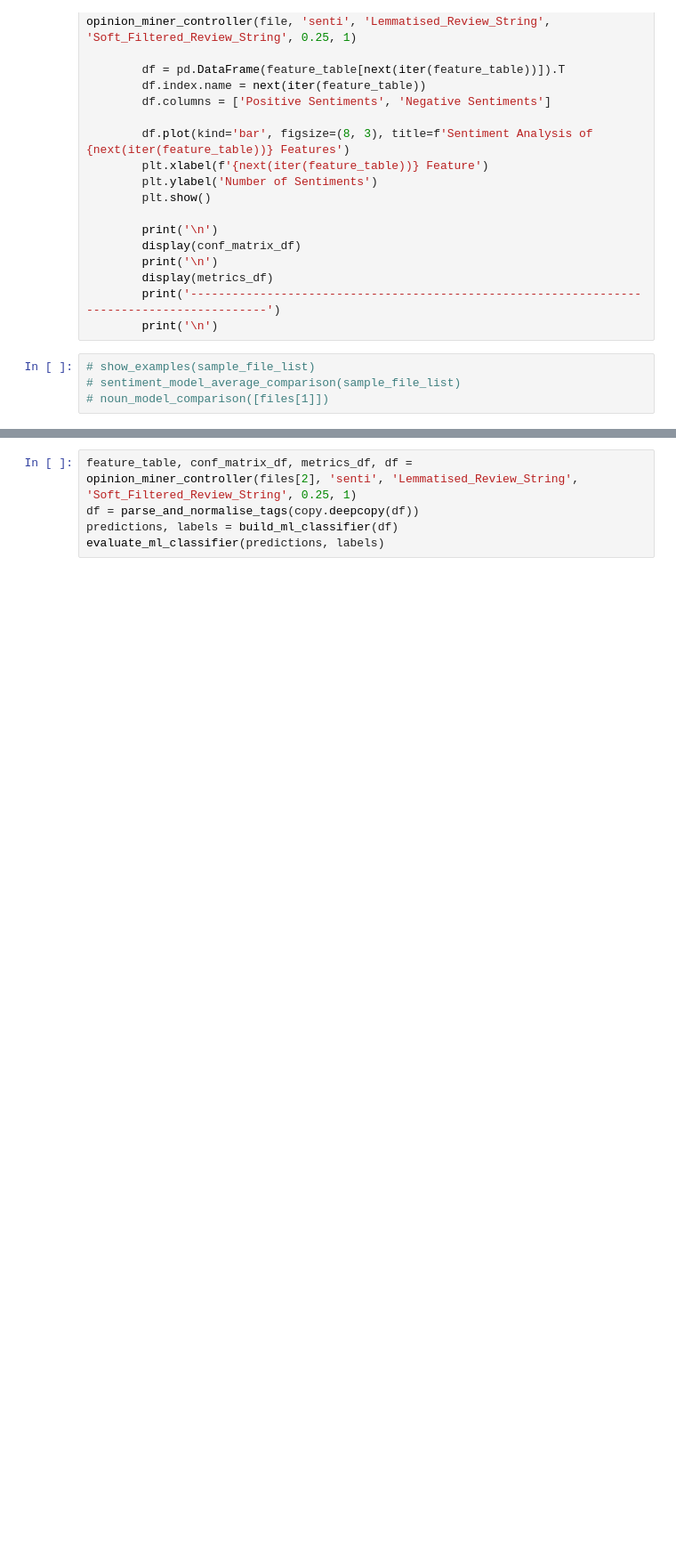
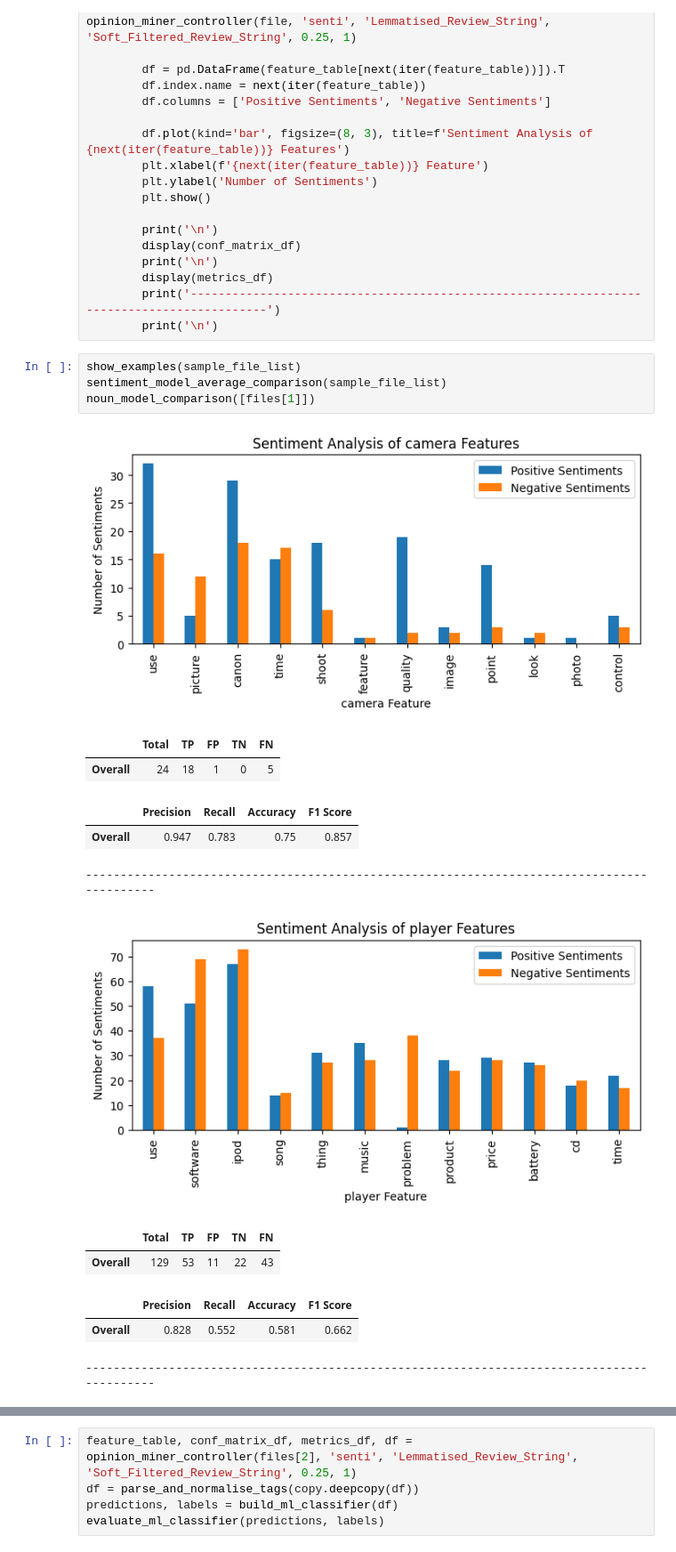
Before and after one commit to Leonjmroe/MSc-AI, a Jupyter notebook: Module 5 - Introduction to NLP/Final Assignment/Opinion_Miner_Final.ipynb, the cells around one changed output, grey strips where cells are left out. Shown at 89% size. Drawn from its saved outputs; the diff is of its cells as text; blank space fills up the shorter version.

Commit message:
sentiment analyis progress

```diff
--- a/Module 5 - Introduction to NLP/Final Assignment/Opinion_Miner_Final.ipynb
+++ b/Module 5 - Introduction to NLP/Final Assignment/Opinion_Miner_Final.ipynb
@@ -1084,6 +1091,19 @@ def show_examples(file_list):
         print('-------------------------------------------------------------------------------------------')
         print('\n')
 # %%
-# show_examples(sample_file_list)
-# sentiment_model_average_comparison(sample_file_list)
-# noun_model_comparison([files[1]])
+show_examples(sample_file_list)
+sentiment_model_average_comparison(sample_file_list)
+noun_model_comparison([files[1]])
+# %% [output]
+[figure, added]
+|  | Total | TP | FP | TN | FN |
+| Overall | 24 | 18 | 1 | 0 | 5 |
+|  | Precision | Recall | Accuracy | F1 Score |
+| Overall | 0.947 | 0.783 | 0.75 | 0.857 |
+-------------------------------------------------------------------------------------------
+[figure, added]
+|  | Total | TP | FP | TN | FN |
+| Overall | 129 | 53 | 11 | 22 | 43 |
+|  | Precision | Recall | Accuracy | F1 Score |
+| Overall | 0.828 | 0.552 | 0.581 | 0.662 |
+-------------------------------------------------------------------------------------------
```
Also changed, not shown: parts of 2 cells of this notebook, 1 other file.
